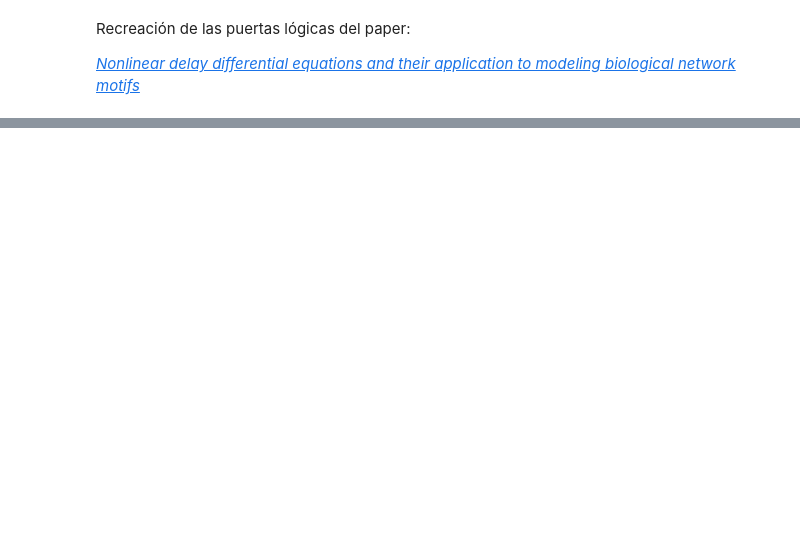
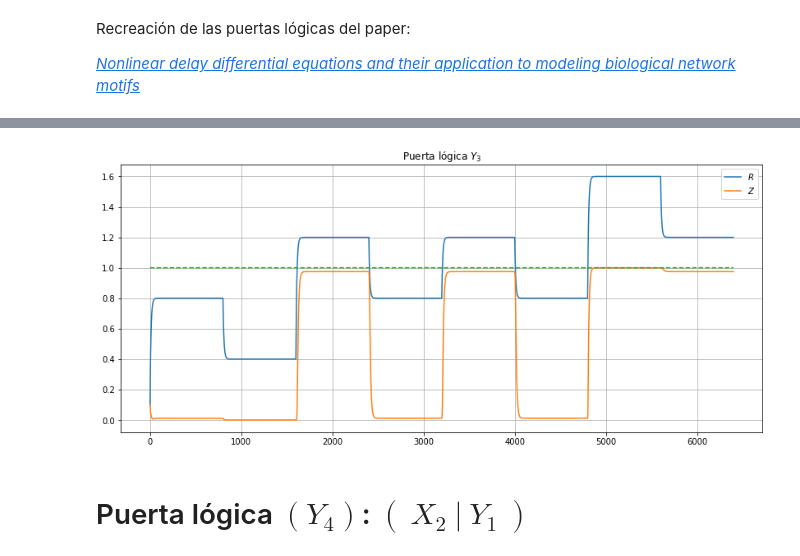
Before and after one commit to joshbrx/biomath_model, a Jupyter notebook: puertas_logicas.ipynb, the cells around one changed output, grey strips where cells are left out. Drawn from its saved outputs; the diff is of its cells as text; code cells hidden in the pictures; blank space fills up the shorter version.

```diff
--- a/puertas_logicas.ipynb
+++ b/puertas_logicas.ipynb
@@ -203,0 +104,14 @@ plt.legend(); plt.show()
+# %%
+n, e = -2, 1/1.25
+labels = ["$R$", "$Z$"]
+
+Pip = RK_solver(S0, dS_y3, t)
+plt.figure(figsize=(14,6))
+for i in range(len(Pip[0])):
+    plt.plot(Pip[:,i], label=labels[i])
+plt.plot(X1*0 + 1, "--")
+plt.title("Puerta lógica $Y_3$"); plt.legend(); plt.grid(); plt.show()
+# %% [output]
+[figure, added]
+# %% [markdown]
+# Puerta lógica $(Y_4)$: $(\ X_2\ |\ Y_1\ )$
```
Also changed, not shown: parts of 62 cells of this notebook.
